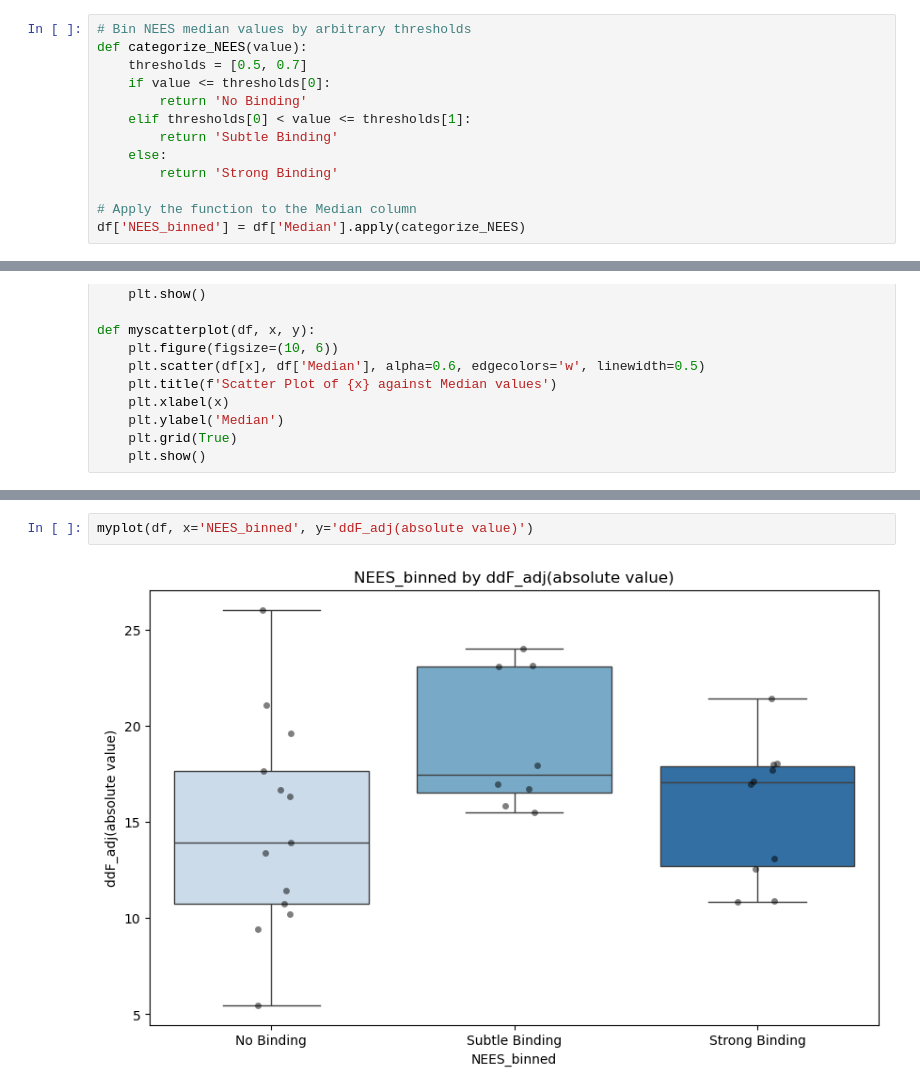
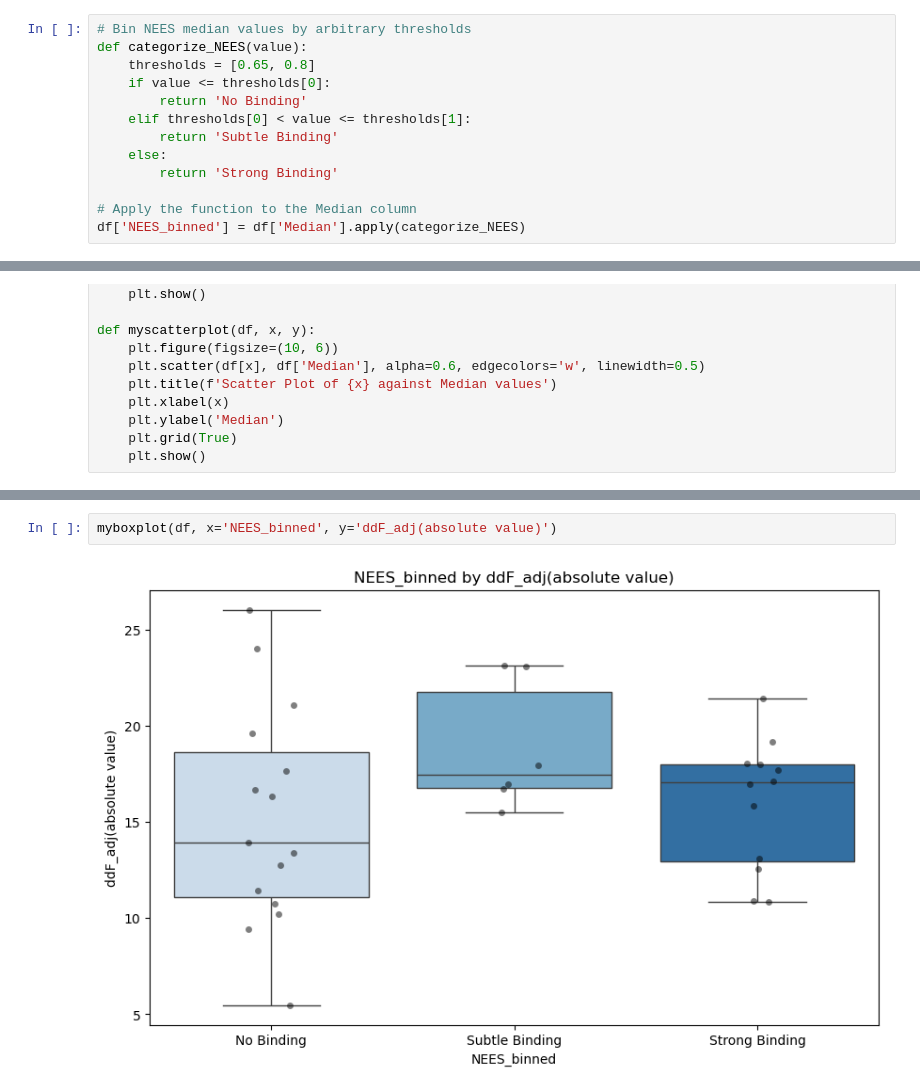
Before and after one commit to shokenlee/AH_AAcomposition, a Jupyter notebook: ddF_plot.ipynb, the cells around one changed output, grey strips where cells are left out. Drawn from its saved outputs; the diff is of its cells as text.

```diff
--- a/ddF_plot.ipynb
+++ b/ddF_plot.ipynb
@@ -27,7 +27,7 @@ df['ddF_adj(absolute value)'] = df['ddF_adj'].abs()
 # %%
 # Bin NEES median values by arbitrary thresholds
 def categorize_NEES(value):
-    thresholds = [0.5, 0.7]
+    thresholds = [0.65, 0.8]
     if value <= thresholds[0]:
         return 'No Binding'
     elif thresholds[0] < value <= thresholds[1]:
@@ -82,4 +82,4 @@ myplot(df, x='NEES_binned', y='ddF(absolute value)')
 # %%
-myplot(df, x='NEES_binned', y='ddF_adj(absolute value)')
+myboxplot(df, x='NEES_binned', y='ddF_adj(absolute value)')
 # %% [output]
-[figure, old version]
+[figure, new version]
```
Also changed, not shown: parts of 3 cells of this notebook, 12 other files.
